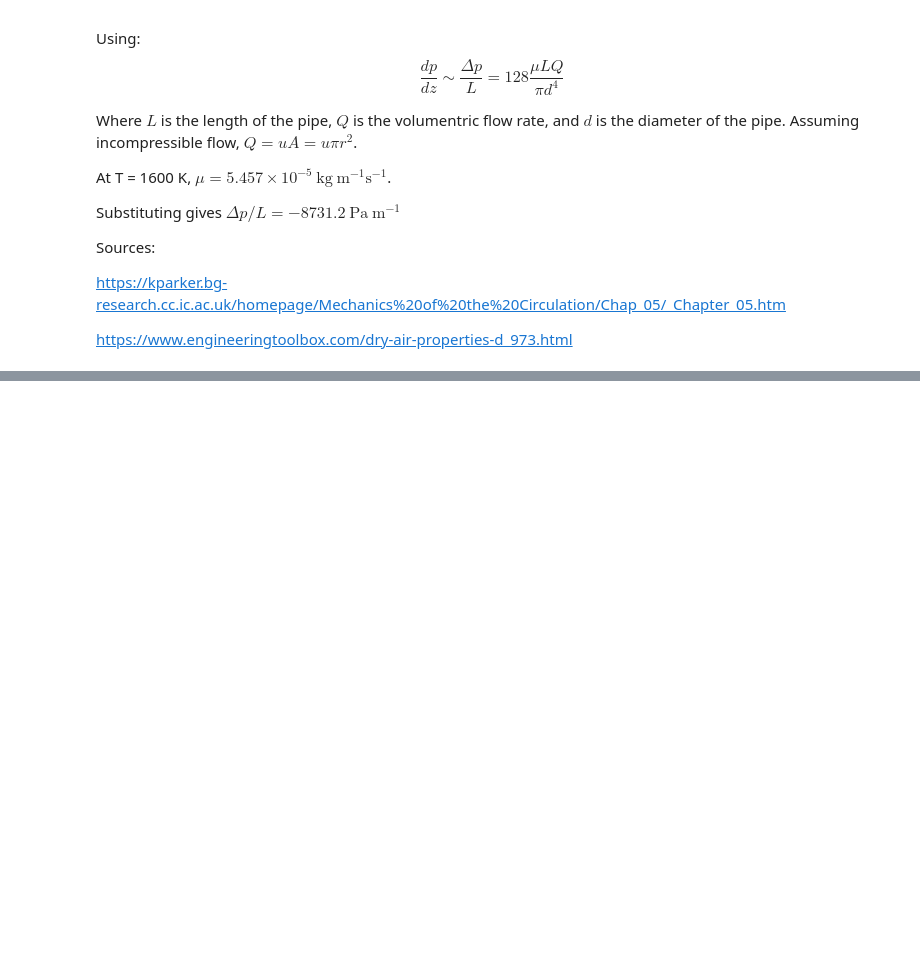
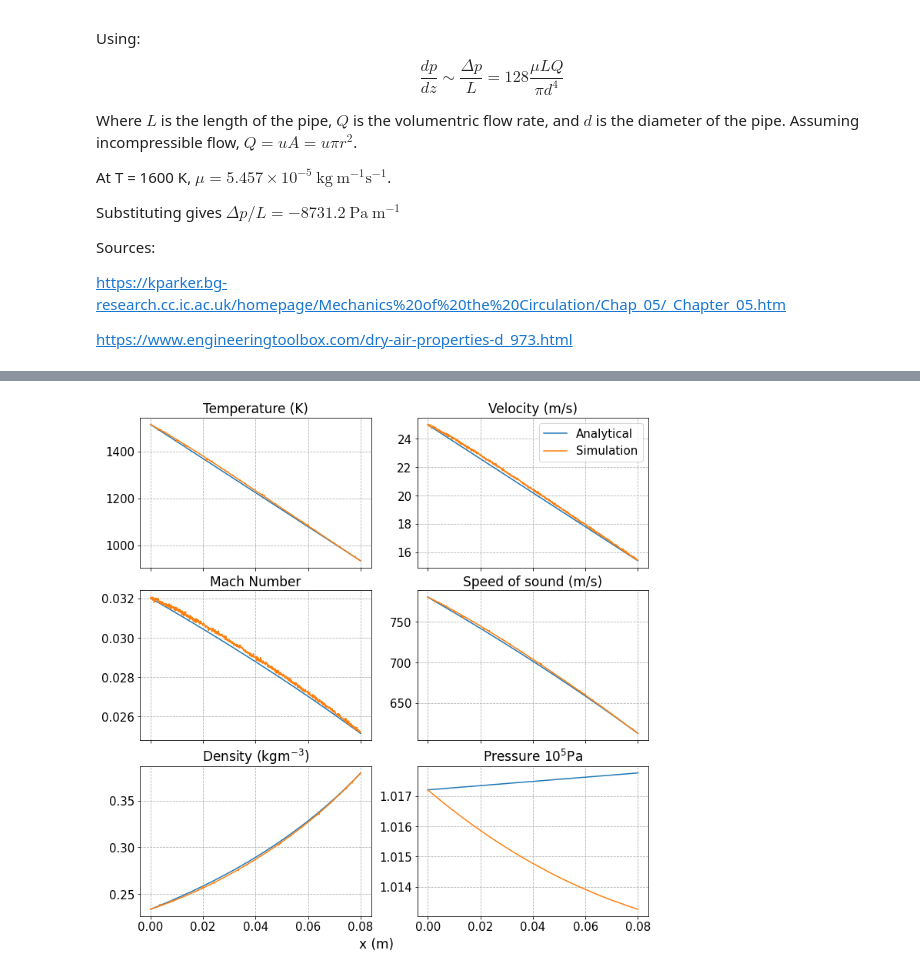
Before and after one commit to kyubin-l/fyp, a Jupyter notebook: starccm_data.ipynb, the cells around one changed output, grey strips where cells are left out. Saved outputs shown, nothing was run; the diff lists cells and outputs as text; code cells hidden in the pictures; blank space fills up the shorter version.

```diff
--- a/starccm_data.ipynb
+++ b/starccm_data.ipynb
@@ -110,0 +145,32 @@ plt.show()
+# %%
+fig, ax = plt.subplots(ncols=2, nrows=3, figsize = (10, 10), constrained_layout=True, sharex=True)
+ax[0][0].plot(analytical.x, analytical.T)
+ax[0][1].plot(analytical.x, analytical.u)
+ax[1][0].plot(analytical.x, analytical.M)
+ax[1][1].plot(analytical.x, analytical.c)
+ax[2][0].plot(analytical.x, analytical.rho)
+ax[2][1].plot(analytical.x, analytical.p/100000)
+
+ax[0][0].plot(x, t_bar)
+ax[0][1].plot(x, u_bar)
+ax[1][0].plot(x, M)
+ax[1][1].plot(x, c)
+ax[2][0].plot(x, rho_bar)
+ax[2][1].plot(x, p_bar/100000)
+
+
+ax[0][0].set_title('Temperature (K)')
+ax[0][1].set_title('Velocity (m/s)')
+ax[1][0].set_title('Mach Number')
+ax[1][1].set_title('Speed of sound (m/s)')
+ax[2][0].set_title(r'Density ($\mathrm{kgm^{-3}}$)')
+ax[2][1].set_title(r'Pressure $10^{5} \mathrm{Pa}$')
+
+ax[0][1].legend(['Analytical', 'Simulation'])
+
+for axes in ax.flat:
+    axes.grid(visible=True, which='major', linestyle='--')
+fig.supxlabel('x (m)')
+fig.show()
+# %% [output]
+[figure, added]
```
Also changed, not shown: parts of 19 cells of this notebook, 10 other files.
